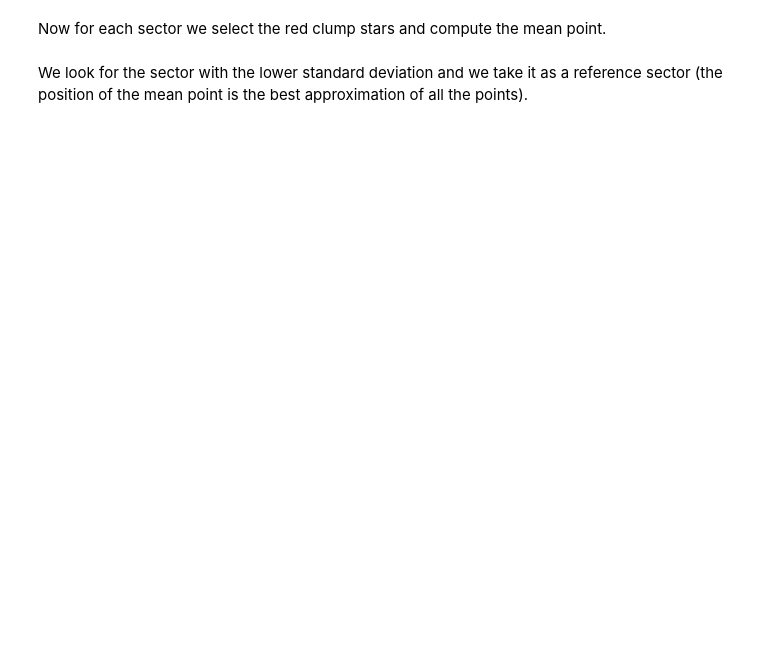
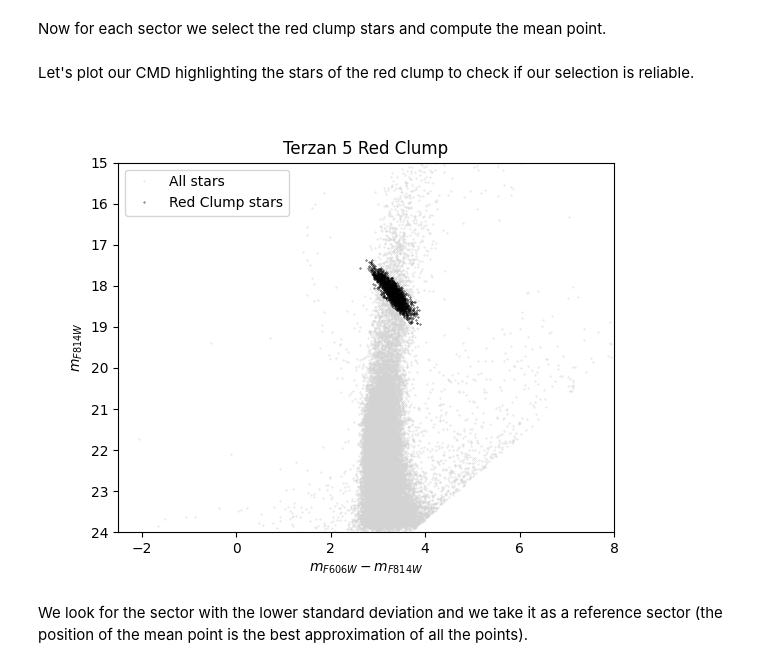
Before and after one commit to giadaaggio/stellar_rp, a Jupyter notebook: Ter5.ipynb, the cells around one changed output. Saved outputs shown, nothing was run; the diff lists cells and outputs as text; code cells hidden in the pictures; blank space fills up the shorter version.

```diff
--- a/Ter5.ipynb
+++ b/Ter5.ipynb
@@ -170,8 +181,10 @@ plt.show()
 Now for each sector we select the red clump stars and compute the mean point.
 # %%
 # Select Red Clump (RC) stars
-rc_data = data[(data['F606W'] - data['F814W'] >= 2.8) & (data['F606W'] - data['F814W'] <= 3.7) &
-               (data['F814W'] >= 17.5) & (data['F814W'] <= 18.7)]
+rc_data = data[ ( data['F814W'] <= slope[0]*(data['F606W'] - data['F814W']) + intercept[0])                      #above the left oblique line
+            &   ( data['F814W'] >= slope[0]*(data['F606W'] - data['F814W']) + intercept[1])
+            &   ( data['F814W'] <= slope[1]*(data['F606W'] - data['F814W']) + intercept[2])
+            &   ( data['F814W'] >= slope[1]*(data['F606W'] - data['F814W']) + intercept[3])]
 
 # Calculate the mean point of RC stars for each sector
 mean_points = []
@@ -186,6 +199,22 @@ for sector_index in range(n_sectors_x * n_sectors_y):
         mean_points.append((mean_color, mean_mag))
     else:
         mean_points.append((np.nan, np.nan))
+# %% [markdown]
+Let's plot our CMD highlighting the stars of the red clump to check if our selection is reliable.
+# %%
+plt.figure()
+plt.plot(data['Color'], data['Magnitude'], 'o', markersize=0.3, color='lightgrey', label='All stars')
+plt.plot(rc_data['Color'], rc_data['Magnitude'], 'o', markersize=0.3, color='black', label='Red Clump stars')
+plt.gca().invert_yaxis()
+plt.ylim(24, 15)
+plt.xlim(-2.5,8.)
+plt.xlabel(r'$m_{F606W} - m_{F814W}$')
+plt.ylabel(r'$m_{F814W}$')
+plt.legend(numpoints=1)
+plt.title('Terzan 5 Red Clump')
+plt.show()
+# %% [output]
+[figure, added]
 # %% [markdown]
 We look for the sector with the lower standard deviation and we take it as a reference sector (the position of the mean point is the best approximation of all the points).
 # %%
```
Also changed, not shown: parts of 7 cells of this notebook.
